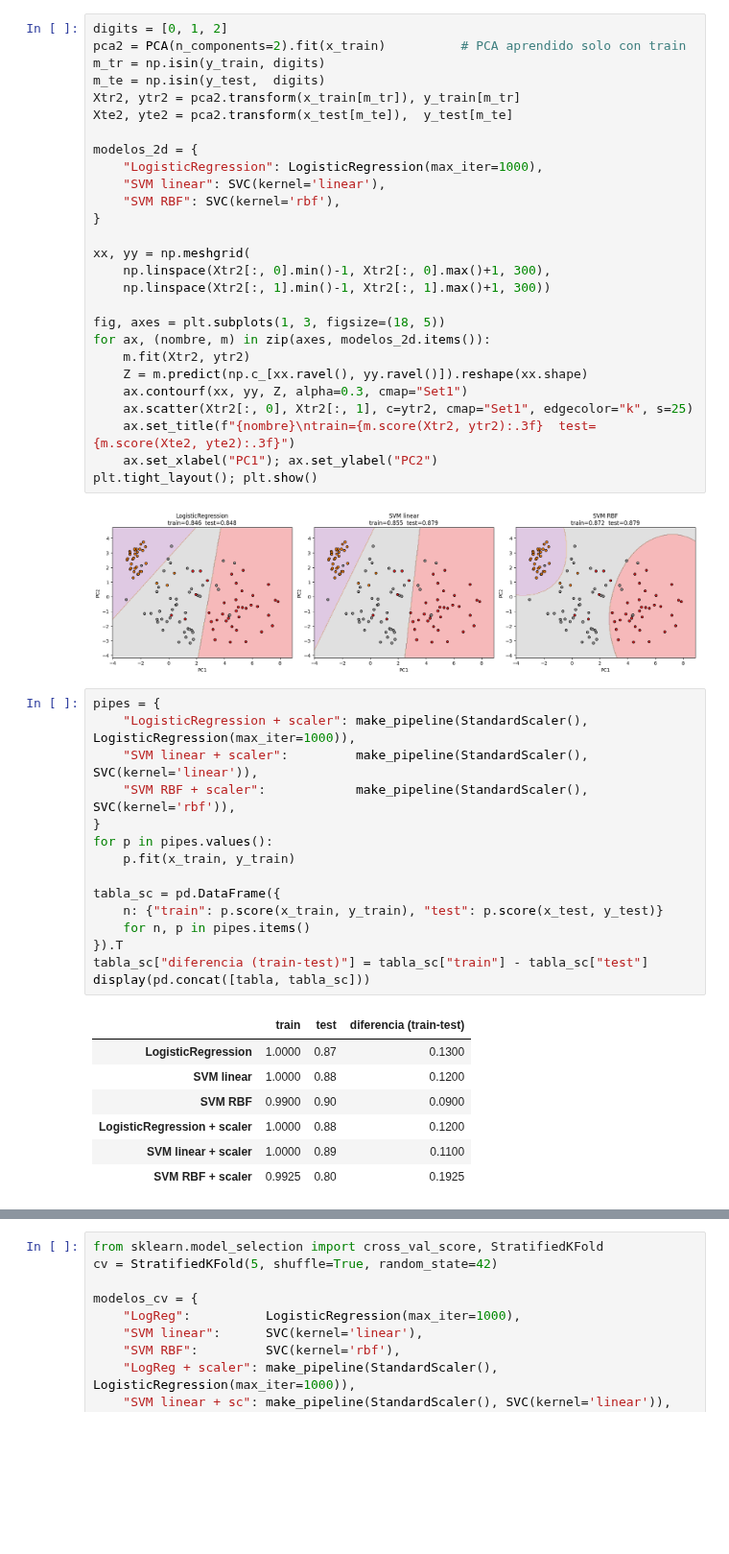
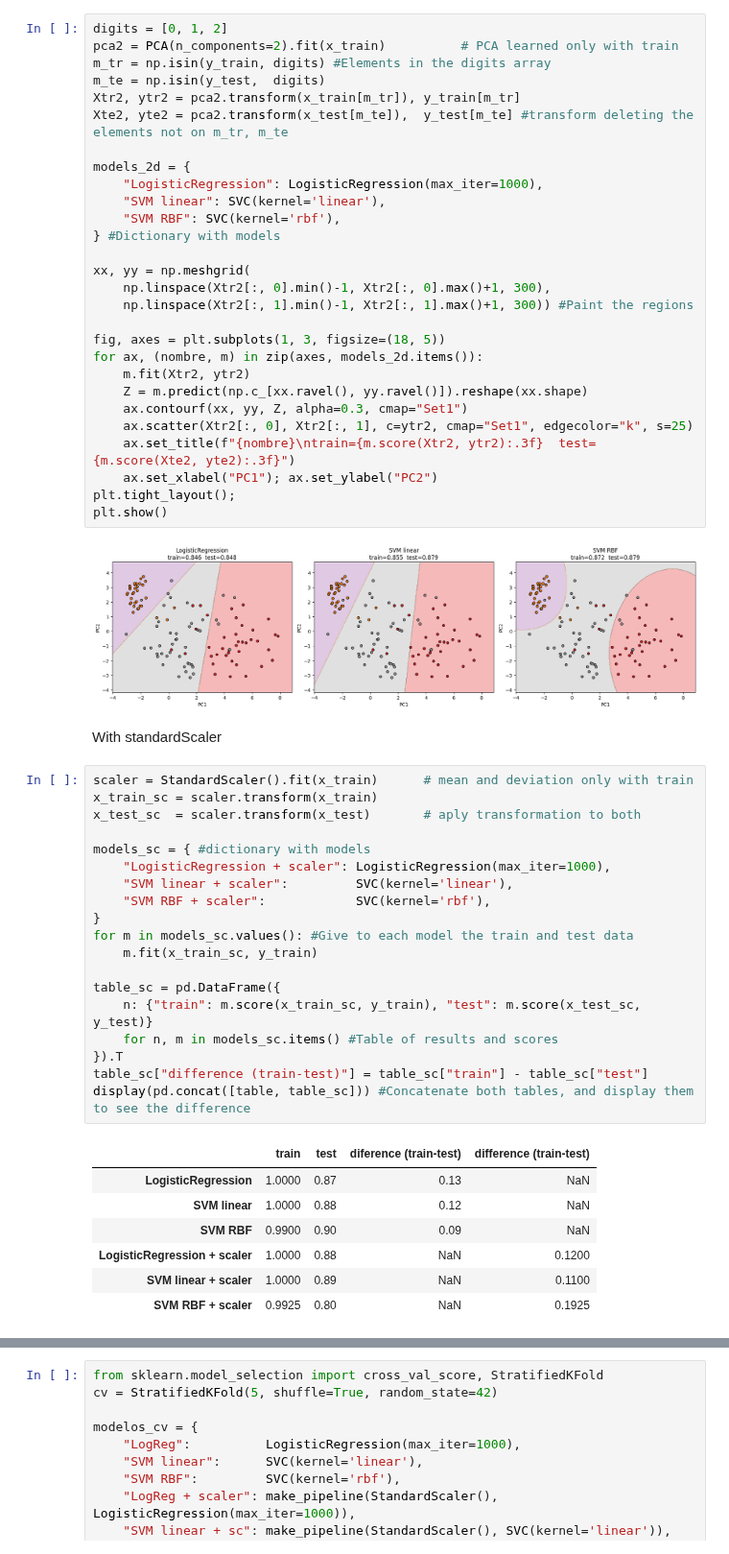
Before and after one commit to 100522155/egci463, a Jupyter notebook: digit_PCA_(1).ipynb, the cells around one changed output, grey strips where cells are left out. Shown at 96% size. Cells and saved outputs as stored; diff of their text form; blank space fills up the shorter version.

```diff
--- a/digit_PCA_(1).ipynb
+++ b/digit_PCA_(1).ipynb
@@ -614,54 +617,61 @@ tabla
 | SVM RBF | 0.99 | 0.90 | 0.09 |
 # %%
 digits = [0, 1, 2]
-pca2 = PCA(n_components=2).fit(x_train)          # PCA aprendido solo con train
-m_tr = np.isin(y_train, digits)
+pca2 = PCA(n_components=2).fit(x_train)          # PCA learned only with train
+m_tr = np.isin(y_train, digits) #Elements in the digits array
 m_te = np.isin(y_test,  digits)
 Xtr2, ytr2 = pca2.transform(x_train[m_tr]), y_train[m_tr]
-Xte2, yte2 = pca2.transform(x_test[m_te]),  y_test[m_te]
+Xte2, yte2 = pca2.transform(x_test[m_te]),  y_test[m_te] #transform deleting the elements not on m_tr, m_te
 
-modelos_2d = {
+models_2d = {
     "LogisticRegression": LogisticRegression(max_iter=1000),
     "SVM linear": SVC(kernel='linear'),
     "SVM RBF": SVC(kernel='rbf'),
-}
+} #Dictionary with models
 
 xx, yy = np.meshgrid(
     np.linspace(Xtr2[:, 0].min()-1, Xtr2[:, 0].max()+1, 300),
-    np.linspace(Xtr2[:, 1].min()-1, Xtr2[:, 1].max()+1, 300))
+    np.linspace(Xtr2[:, 1].min()-1, Xtr2[:, 1].max()+1, 300)) #Paint the regions
 
 fig, axes = plt.subplots(1, 3, figsize=(18, 5))
-for ax, (nombre, m) in zip(axes, modelos_2d.items()):
+for ax, (nombre, m) in zip(axes, models_2d.items()):
     m.fit(Xtr2, ytr2)
     Z = m.predict(np.c_[xx.ravel(), yy.ravel()]).reshape(xx.shape)
     ax.contourf(xx, yy, Z, alpha=0.3, cmap="Set1")
     ax.scatter(Xtr2[:, 0], Xtr2[:, 1], c=ytr2, cmap="Set1", edgecolor="k", s=25)
     ax.set_title(f"{nombre}\ntrain={m.score(Xtr2, ytr2):.3f}  test={m.score(Xte2, yte2):.3f}")
     ax.set_xlabel("PC1"); ax.set_ylabel("PC2")
-plt.tight_layout(); plt.show()
+plt.tight_layout();
+plt.show()
 # %% [output]
 [figure]
+# %% [markdown]
+With standardScaler
 # %%
-pipes = {
-    "LogisticRegression + scaler": make_pipeline(StandardScaler(), LogisticRegression(max_iter=1000)),
-    "SVM linear + scaler":         make_pipeline(StandardScaler(), SVC(kernel='linear')),
-    "SVM RBF + scaler":            make_pipeline(StandardScaler(), SVC(kernel='rbf')),
+scaler = StandardScaler().fit(x_train)      # mean and deviation only with train
+x_train_sc = scaler.transform(x_train)
+x_test_sc  = scaler.transform(x_test)       # aply transformation to both
+
+models_sc = { #dictionary with models
+    "LogisticRegression + scaler": LogisticRegression(max_iter=1000),
+    "SVM linear + scaler":         SVC(kernel='linear'),
+    "SVM RBF + scaler":            SVC(kernel='rbf'),
 }
-for p in pipes.values():
-    p.fit(x_train, y_train)
+for m in models_sc.values(): #Give to each model the train and test data
+    m.fit(x_train_sc, y_train)
 
-tabla_sc = pd.DataFrame({
-    n: {"train": p.score(x_train, y_train), "test": p.score(x_test, y_test)}
-    for n, p in pipes.items()
+table_sc = pd.DataFrame({
+    n: {"train": m.score(x_train_sc, y_train), "test": m.score(x_test_sc, y_test)}
+    for n, m in models_sc.items() #Table of results and scores
 }).T
-tabla_sc["diferencia (train-test)"] = tabla_sc["train"] - tabla_sc["test"]
-display(pd.concat([tabla, tabla_sc]))
+table_sc["difference (train-test)"] = table_sc["train"] - table_sc["test"]
+display(pd.concat([table, table_sc])) #Concatenate both tables, and display them to see the difference
 # %% [output]
-|  | train | test | diferencia (train-test) |
-| LogisticRegression | 1.0000 | 0.87 | 0.1300 |
-| SVM linear | 1.0000 | 0.88 | 0.1200 |
-| SVM RBF | 0.9900 | 0.90 | 0.0900 |
-| LogisticRegression + scaler | 1.0000 | 0.88 | 0.1200 |
-| SVM linear + scaler | 1.0000 | 0.89 | 0.1100 |
-| SVM RBF + scaler | 0.9925 | 0.80 | 0.1925 |
+|  | train | test | diference (train-test) | difference (train-test) |
+| LogisticRegression | 1.0000 | 0.87 | 0.13 | NaN |
+| SVM linear | 1.0000 | 0.88 | 0.12 | NaN |
+| SVM RBF | 0.9900 | 0.90 | 0.09 | NaN |
+| LogisticRegression + scaler | 1.0000 | 0.88 | NaN | 0.1200 |
+| SVM linear + scaler | 1.0000 | 0.89 | NaN | 0.1100 |
+| SVM RBF + scaler | 0.9925 | 0.80 | NaN | 0.1925 |
 # %%
```
Also changed, not shown: parts of 8 cells of this notebook.
